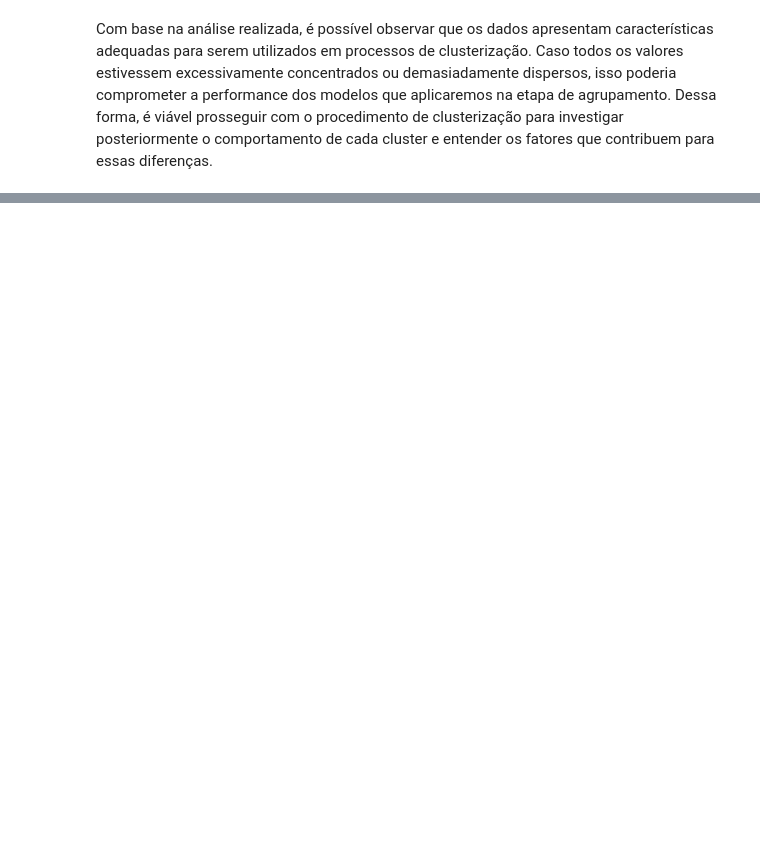
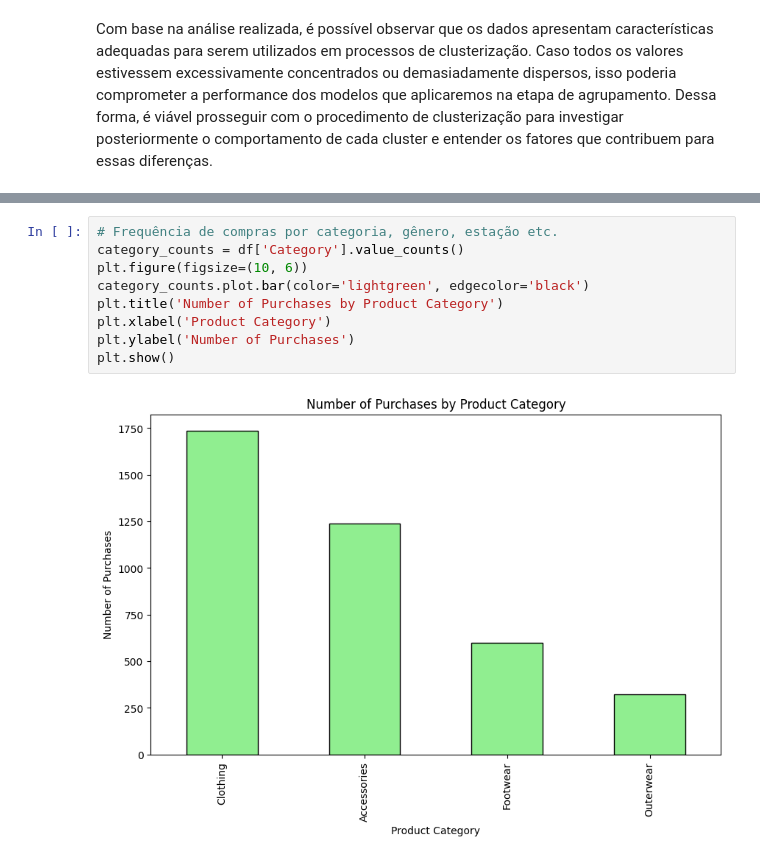
Before and after one commit to nicolasyassuda/aps-ecommerce-clustering, a Jupyter notebook: aps_analisys.ipynb, the cells around one changed output, grey strips where cells are left out. Saved outputs shown, nothing was run; the diff lists cells and outputs as text; blank space fills up the shorter version.

```diff
--- a/aps_analisys.ipynb
+++ b/aps_analisys.ipynb
@@ -100,0 +143,11 @@ Com base na análise realizada, é possível observar que os dados apresentam ca
+# %%
+# Frequência de compras por categoria, gênero, estação etc.
+category_counts = df['Category'].value_counts()
+plt.figure(figsize=(10, 6))
+category_counts.plot.bar(color='lightgreen', edgecolor='black')
+plt.title('Number of Purchases by Product Category')
+plt.xlabel('Product Category')
+plt.ylabel('Number of Purchases')
+plt.show()
+# %% [output]
+[figure, added]
```
Also changed, not shown: parts of 26 cells of this notebook, 2 other files.
